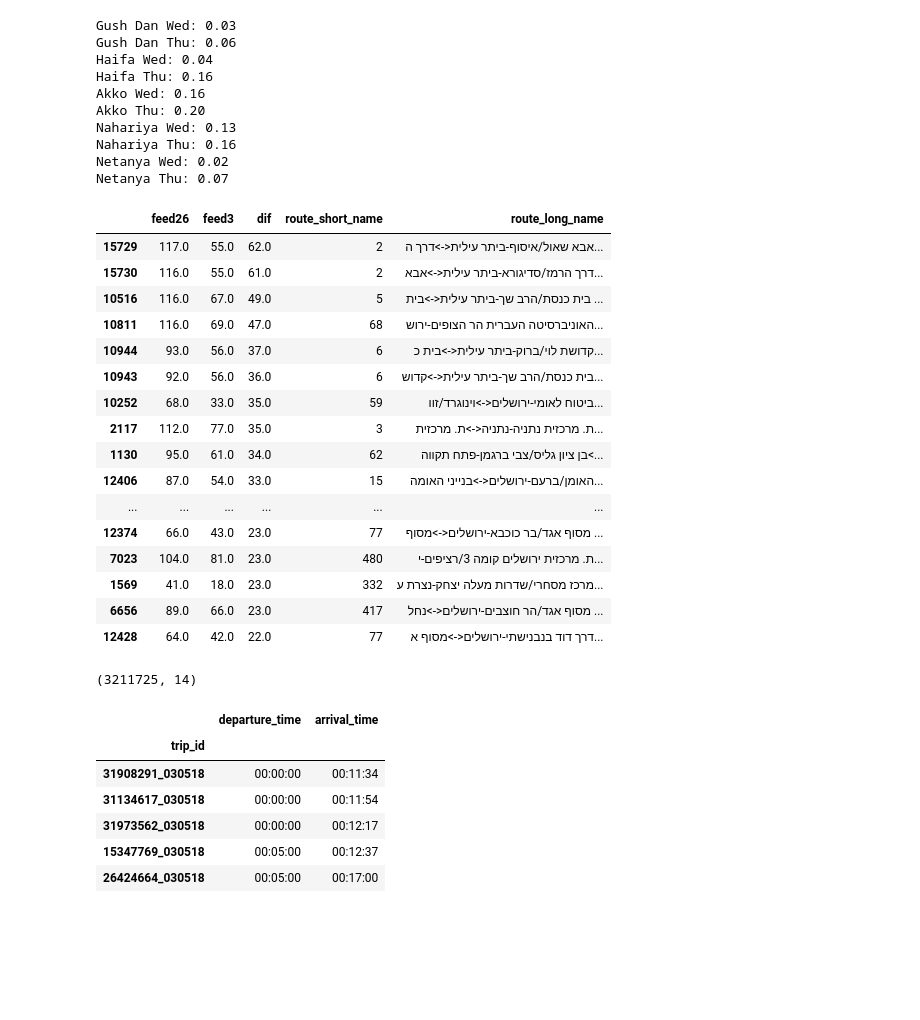
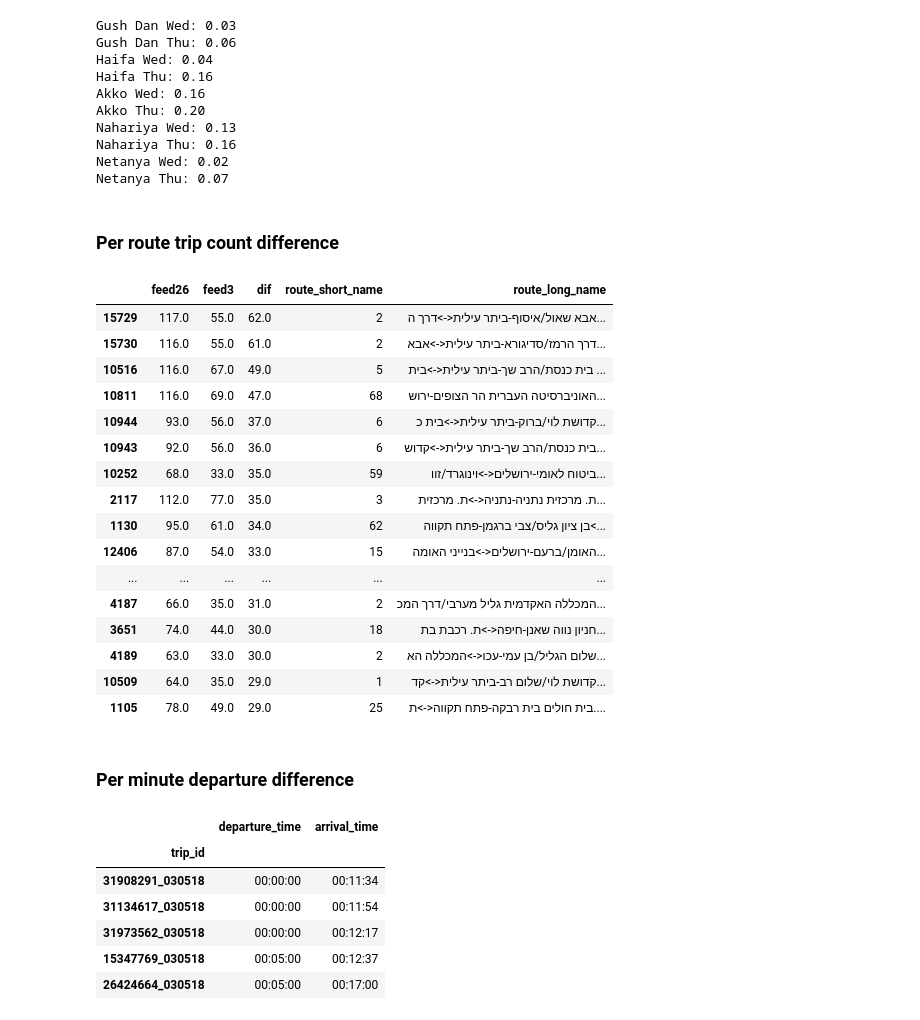
Before and after one commit to cjer/cjer-pelican, a Jupyter notebook: content/notebooks/openbus_7_lagbaomer.ipynb, the cells around one changed output. Saved outputs shown, nothing was run; the diff lists cells and outputs as text; code cells hidden in the pictures; blank space fills up the shorter version.

```diff
--- a/content/notebooks/openbus_7_lagbaomer.ipynb
+++ b/content/notebooks/openbus_7_lagbaomer.ipynb
@@ -185,30 +181,30 @@ f3 = get_tidy_feed_df(feed3, zones)
+# %% [markdown]
+### Per route trip count difference
 # %%
 rcmp = pd.concat([feed26.trips.route_id.value_counts(), feed3.trips.route_id.value_counts()], axis=1, keys=['feed26', 'feed3'])
 
 rcmp['dif'] = rcmp.feed26.subtract(rcmp.feed3)
-pd.concat((rcmp, feed26.routes.set_index('route_id')[['route_short_name', 'route_long_name']]), axis=1).sort_values(by='dif', ascending=False).head(50)
+pd.concat((rcmp, feed26.routes.set_index('route_id')[['route_short_name', 'route_long_name']]), axis=1).sort_values(by='dif', ascending=False).head(20)
 # %% [output]
 |  | feed26 | feed3 | dif | route_short_name | route_long_name |
 | 15729 | 117.0 | 55.0 | 62.0 | 2 | אבא שאול/איסוף-ביתר עילית<->דרך ה... |
 | 15730 | 116.0 | 55.0 | 61.0 | 2 | דרך הרמז/סדיגורא-ביתר עילית<->אבא... |
 | 10516 | 116.0 | 67.0 | 49.0 | 5 | בית כנסת/הרב שך-ביתר עילית<->בית ... |
 | 10811 | 116.0 | 69.0 | 47.0 | 68 | האוניברסיטה העברית הר הצופים-ירוש... |
 | 10944 | 93.0 | 56.0 | 37.0 | 6 | קדושת לוי/ברוק-ביתר עילית<->בית כ... |
 | 10943 | 92.0 | 56.0 | 36.0 | 6 | בית כנסת/הרב שך-ביתר עילית<->קדוש... |
 | 10252 | 68.0 | 33.0 | 35.0 | 59 | ביטוח לאומי-ירושלים<->וינוגרד/זוו... |
 | 2117 | 112.0 | 77.0 | 35.0 | 3 | ת. מרכזית נתניה-נתניה<->ת. מרכזית... |
 | 1130 | 95.0 | 61.0 | 34.0 | 62 | בן ציון גליס/צבי ברגמן-פתח תקווה<... |
 | 12406 | 87.0 | 54.0 | 33.0 | 15 | האומן/ברעם-ירושלים<->בנייני האומה... |
 | ... | ... | ... | ... | ... | ... |
-| 12374 | 66.0 | 43.0 | 23.0 | 77 | מסוף אגד/בר כוכבא-ירושלים<->מסוף ... |
-| 7023 | 104.0 | 81.0 | 23.0 | 480 | ת. מרכזית ירושלים קומה 3/רציפים-י... |
-| 1569 | 41.0 | 18.0 | 23.0 | 332 | מרכז מסחרי/שדרות מעלה יצחק-נצרת ע... |
-| 6656 | 89.0 | 66.0 | 23.0 | 417 | מסוף אגד/הר חוצבים-ירושלים<->נחל ... |
-| 12428 | 64.0 | 42.0 | 22.0 | 77 | דרך דוד בנבנישתי-ירושלים<->מסוף א... |
+| 4187 | 66.0 | 35.0 | 31.0 | 2 | המכללה האקדמית גליל מערבי/דרך המכ... |
+| 3651 | 74.0 | 44.0 | 30.0 | 18 | חניון נווה שאנן-חיפה<->ת. רכבת בת... |
+| 4189 | 63.0 | 33.0 | 30.0 | 2 | שלום הגליל/בן עמי-עכו<->המכללה הא... |
+| 10509 | 64.0 | 35.0 | 29.0 | 1 | קדושת לוי/שלום רב-ביתר עילית<->קד... |
+| 1105 | 78.0 | 49.0 | 29.0 | 25 | בית חולים בית רבקה-פתח תקווה<->ת.... |
-# %%
-f.shape
-# %% [output]
-(3211725, 14)
+# %% [markdown]
+### Per minute departure difference
 # %%
 se = (feed3.stop_times.groupby(['trip_id'])
      .agg({'departure_time': 'min',
```
Also changed, not shown: parts of 15 cells of this notebook, 2 other files.
